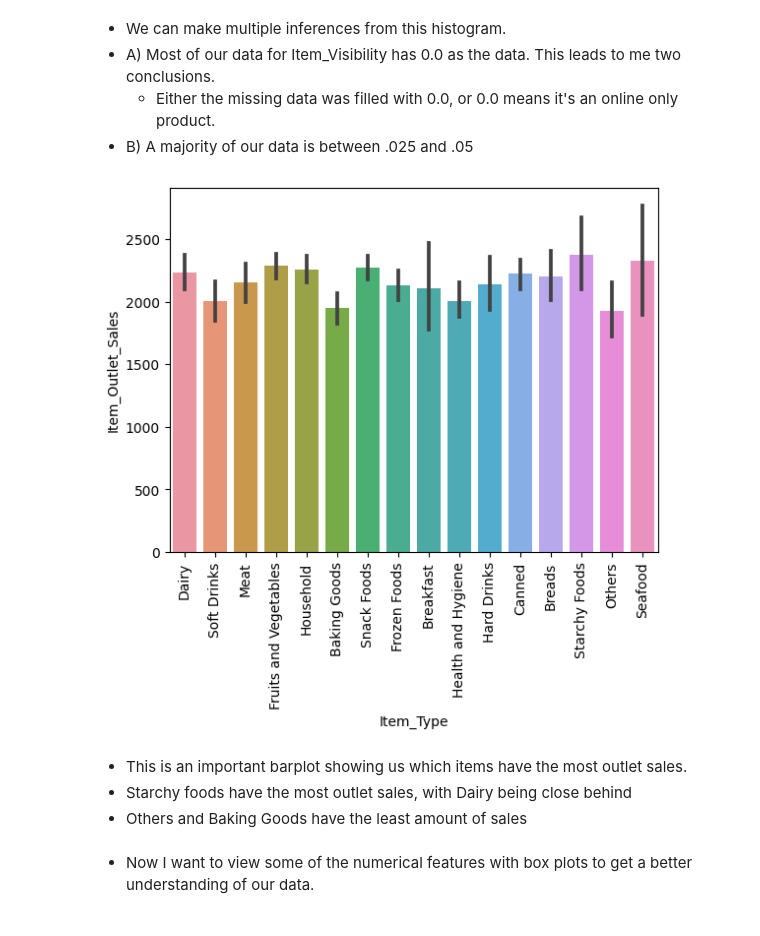
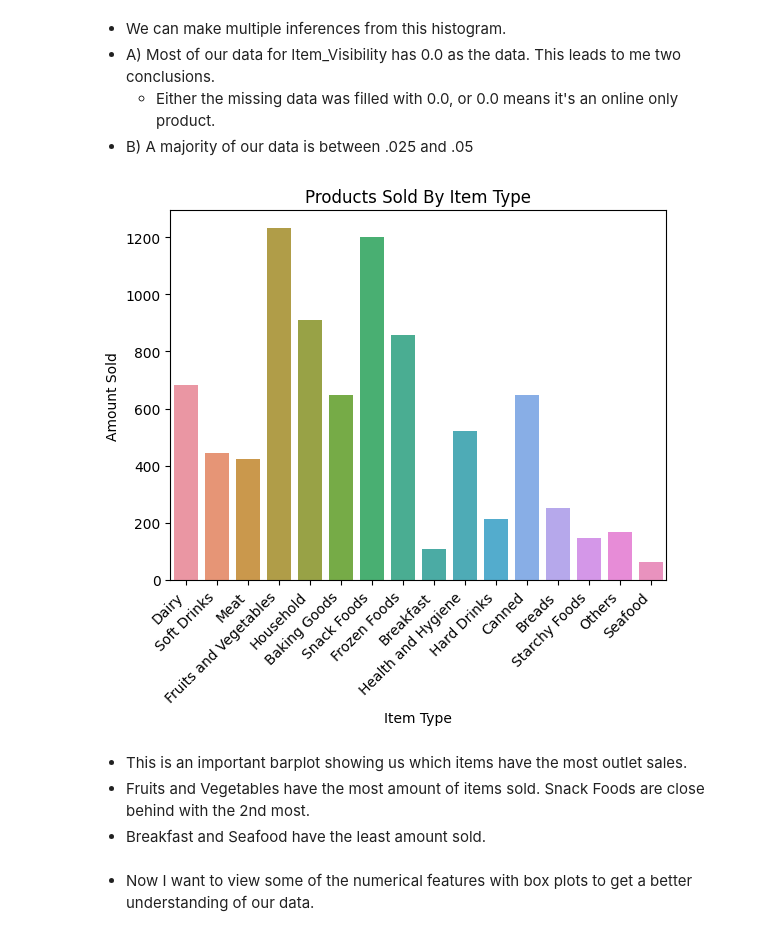
Before and after one commit to parkerholds/Prediction-of-Product-Sales, a Jupyter notebook: Data_Cleaning_EDA_.ipynb, the cells around one changed output. Cells and saved outputs as stored; diff of their text form; code cells hidden in the pictures.

```diff
--- a/Data_Cleaning_EDA_.ipynb
+++ b/Data_Cleaning_EDA_.ipynb
@@ -355,15 +357,19 @@ ax = sns.histplot(data=df, x='Item_Visibility', bins=100)
  - A) Most of our data for Item_Visibility has 0.0 as the data. This leads to me two conclusions.
    - Either the missing data was filled with 0.0, or 0.0 means it's an online only product.
  - B) A majority of our data is between .025 and .05
-# %%
-ax = sns.barplot(data=df, x='Item_Type', y='Item_Outlet_Sales')
-ax.tick_params(axis='x', rotation=90);
-# %% [output]
-[figure, removed]
+# %%
+# Countplot of items
+ax = sns.countplot(data=df, x='Item_Type')
+ax.set_title('Products Sold By Item Type')
+ax.set_xlabel('Item Type')
+ax.set_ylabel('Amount Sold')
+ax.set_xticklabels(ax.get_xticklabels(), rotation=45, ha='right');
+# %% [output]
+[figure, added]
 # %% [markdown]
 - This is an important barplot showing us which items have the most outlet sales.
- - Starchy foods have the most outlet sales, with Dairy being close behind
- - Others and Baking Goods have the least amount of sales
+ - Fruits and Vegetables have the most amount of items sold. Snack Foods are close behind with the 2nd most.
+ - Breakfast and Seafood have the least amount sold.
 # %% [markdown]
 - Now I want to view some of the numerical features with box plots to get a better understanding of our data.
 # %%
```
Also changed, not shown: parts of 10 cells of this notebook.
